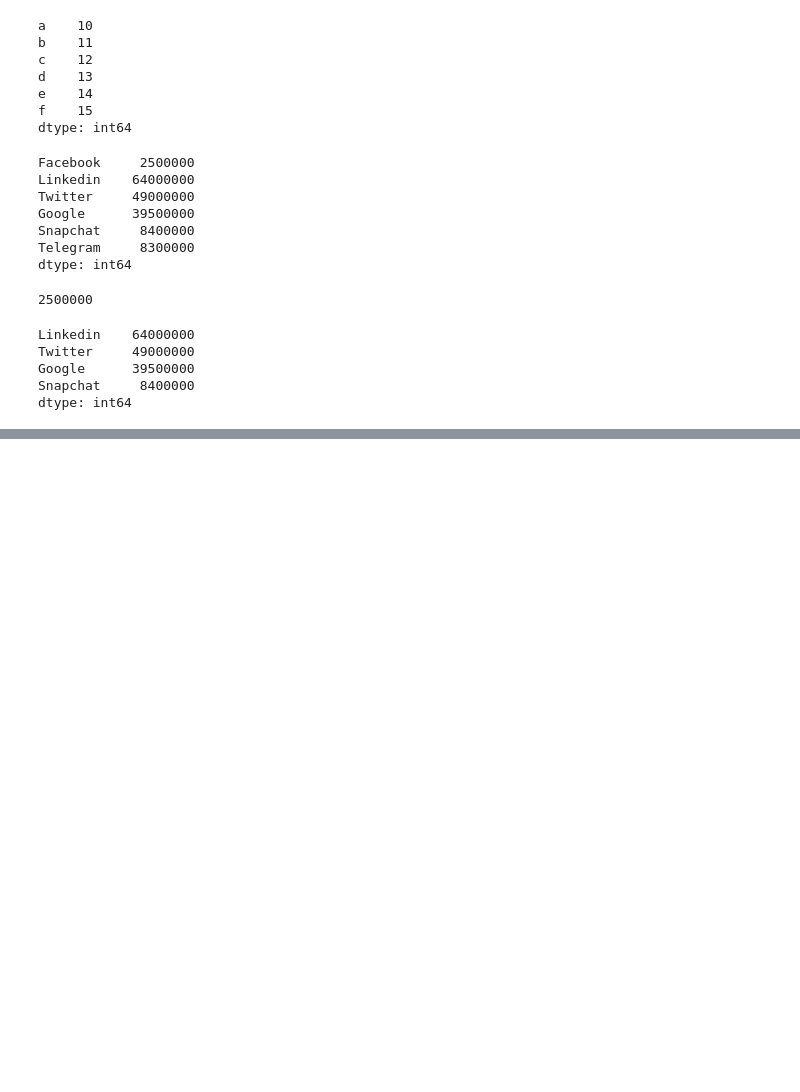
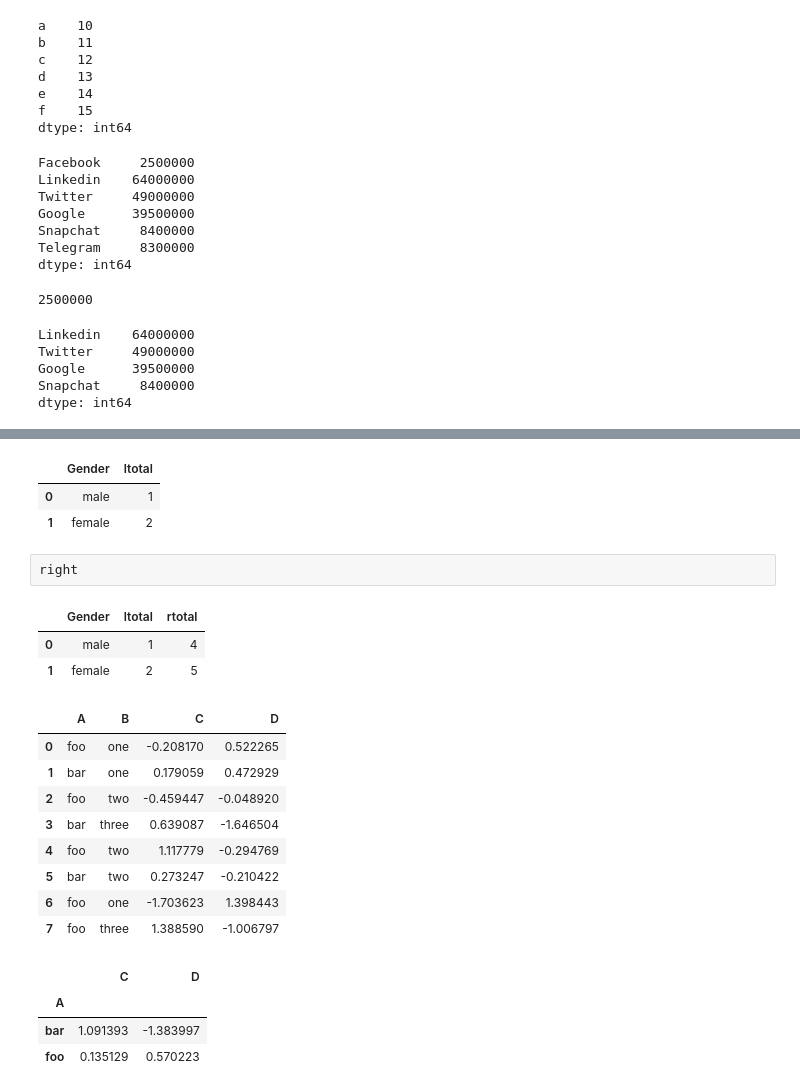
Before and after one commit to paulow540/100-days-of-coding-and-machine-learning-, a Jupyter notebook: Untitled.ipynb, the cells around one changed output, grey strips where cells are left out. Drawn from its saved outputs; the diff is of its cells as text; code cells hidden in the pictures; blank space fills up the shorter version.

```diff
--- a/Untitled.ipynb
+++ b/Untitled.ipynb
@@ -809,0 +968,39 @@ dtype: int64
+# %%
+left
+# %% [output]
+|  | Gender | ltotal |
+| 0 | male | 1 |
+| 1 | female | 2 |
+# %% [raw]
+right
+# %%
+pd.merge(left, right, on="Gender")
+# %% [output]
+|  | Gender | ltotal | rtotal |
+| 0 | male | 1 | 4 |
+| 1 | female | 2 | 5 |
+# %%
+datapd = pd.DataFrame({"A": ["foo", "bar", "foo", "bar", "foo", "bar", "foo", "foo"],
+                          "B": ["one", "one", "two", "three", "two", "two", "one", "three"],
+                          "C": np.random.randn(8),
+                          "D": np.random.randn(8),
+                         })
+# %%
+datapd
+# %% [output]
+|  | A | B | C | D |
+| 0 | foo | one | -0.208170 | 0.522265 |
+| 1 | bar | one | 0.179059 | 0.472929 |
+| 2 | foo | two | -0.459447 | -0.048920 |
+| 3 | bar | three | 0.639087 | -1.646504 |
+| 4 | foo | two | 1.117779 | -0.294769 |
+| 5 | bar | two | 0.273247 | -0.210422 |
+| 6 | foo | one | -1.703623 | 1.398443 |
+| 7 | foo | three | 1.388590 | -1.006797 |
+# %%
+datapd.groupby("A").sum()
+# %% [output]
+|  | C | D |
+| A |  |  |
+| bar | 1.091393 | -1.383997 |
+| foo | 0.135129 | 0.570223 |
```
Also changed, not shown: parts of 22 cells of this notebook.
